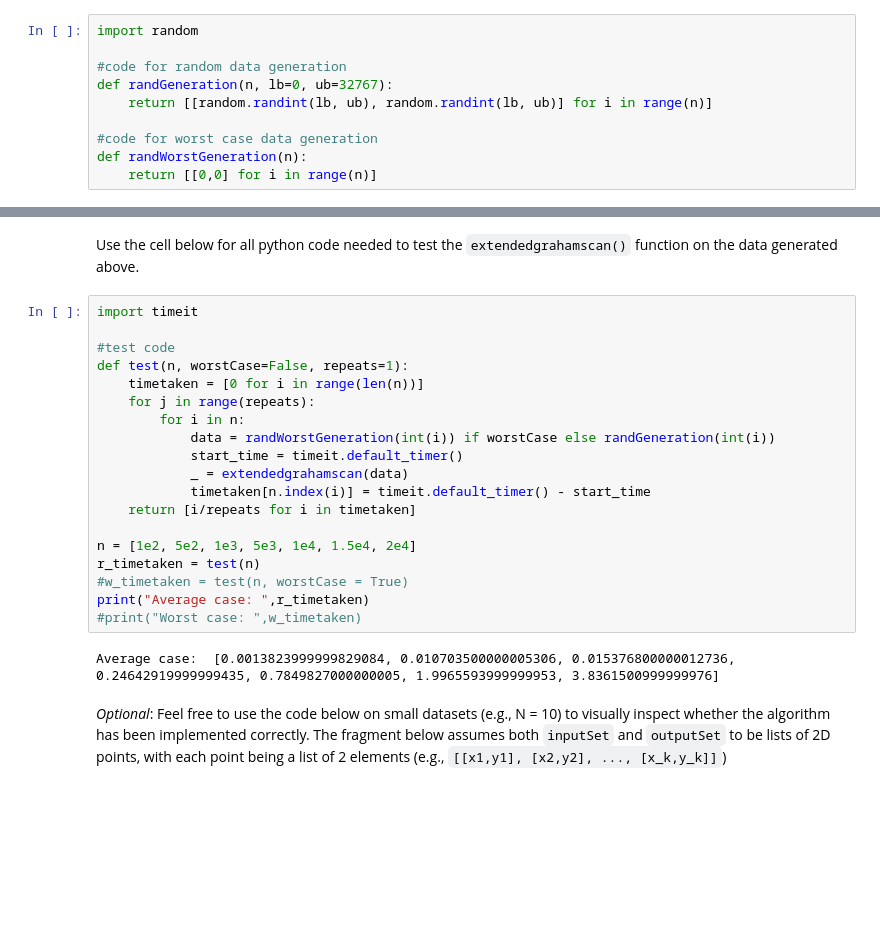
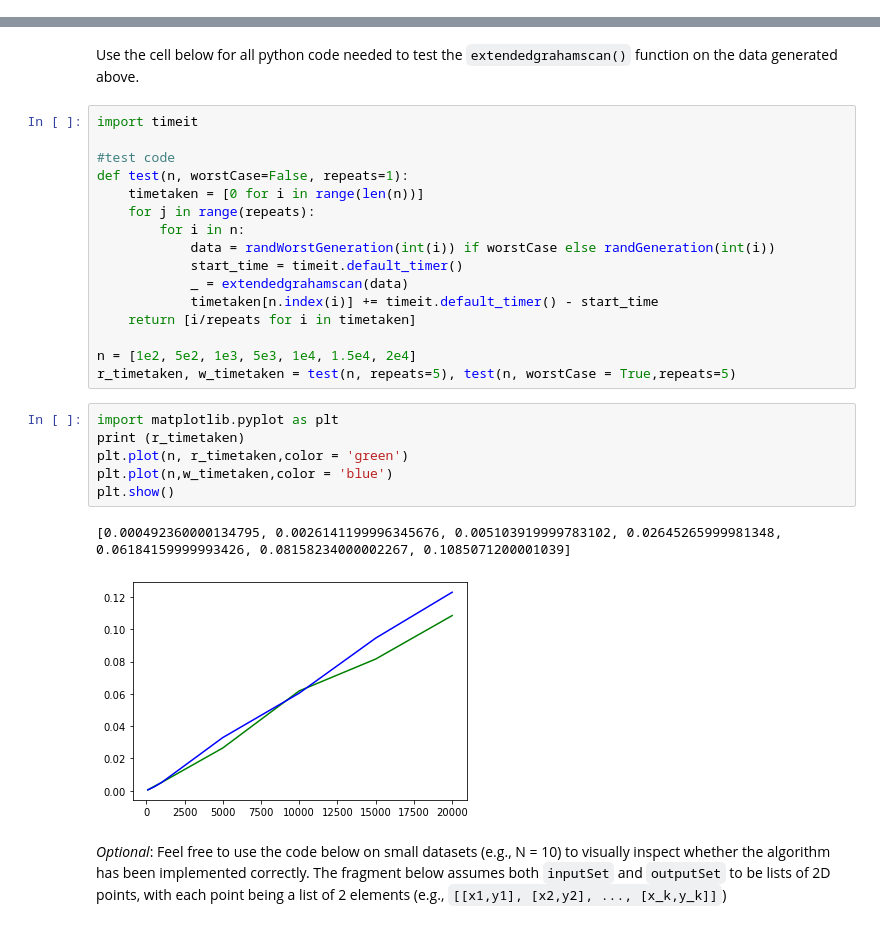
Before and after one commit to RcwYuen/ucl-comp0005-groupcw, a Jupyter notebook: extendedgrahamscan.ipynb, the cells around one changed output, grey strips where cells are left out. Cells and saved outputs as stored; diff of their text form; blank space fills up the shorter version.

Commit message:
Finished worst case scenario

```diff
--- a/extendedgrahamscan.ipynb
+++ b/extendedgrahamscan.ipynb
@@ -163,12 +164,2 @@ def extendedgrahamscan(inputSet):
 # %% [markdown]
 Use the cell below for all python code needed to generate test data points (both random and those representing worst-case scenario).
-# %%
-import random
-
-#code for random data generation
-def randGeneration(n, lb=0, ub=32767):
-    return [[random.randint(lb, ub), random.randint(lb, ub)] for i in range(n)]
-
-#code for worst case data generation
-def randWorstGeneration(n):
-    return [[0,0] for i in range(n)]
@@ -185,16 +224,20 @@ def test(n, worstCase=False, repeats=1):
             data = randWorstGeneration(int(i)) if worstCase else randGeneration(int(i))
             start_time = timeit.default_timer()
             _ = extendedgrahamscan(data)
-            timetaken[n.index(i)] = timeit.default_timer() - start_time
+            timetaken[n.index(i)] += timeit.default_timer() - start_time
     return [i/repeats for i in timetaken]
 
 n = [1e2, 5e2, 1e3, 5e3, 1e4, 1.5e4, 2e4]
-r_timetaken = test(n)
-#w_timetaken = test(n, worstCase = True)
-print("Average case: ",r_timetaken)
-#print("Worst case: ",w_timetaken)
+r_timetaken, w_timetaken = test(n, repeats=5), test(n, worstCase = True,repeats=5)
-# %% [output]
-Average case:  [0.0013823999999829084, 0.010703500000005306, 0.015376800000012736, 0.24642919999999435, 0.7849827000000005, 1.9965593999999953, 3.8361500999999976]
+# %%
+import matplotlib.pyplot as plt
+print (r_timetaken)
+plt.plot(n, r_timetaken,color = 'green')
+plt.plot(n,w_timetaken,color = 'blue')
+plt.show()
+# %% [output]
+[0.000492360000134795, 0.0026141199996345676, 0.005103919999783102, 0.02645265999981348, 0.06184159999993426, 0.08158234000002267, 0.1085071200001039]
+[figure, added]
 # %% [markdown]
 *Optional*: Feel free to use the code below on small datasets (e.g., N = 10) to visually inspect whether the algorithm has been implemented correctly. The fragment below assumes both `inputSet` and `outputSet` to be lists of 2D points, with each point being a list of 2 elements (e.g., `[[x1,y1], [x2,y2], ..., [x_k,y_k]]`)
 # %%
```
Also changed, not shown: parts of 4 cells of this notebook, 1 other file.
